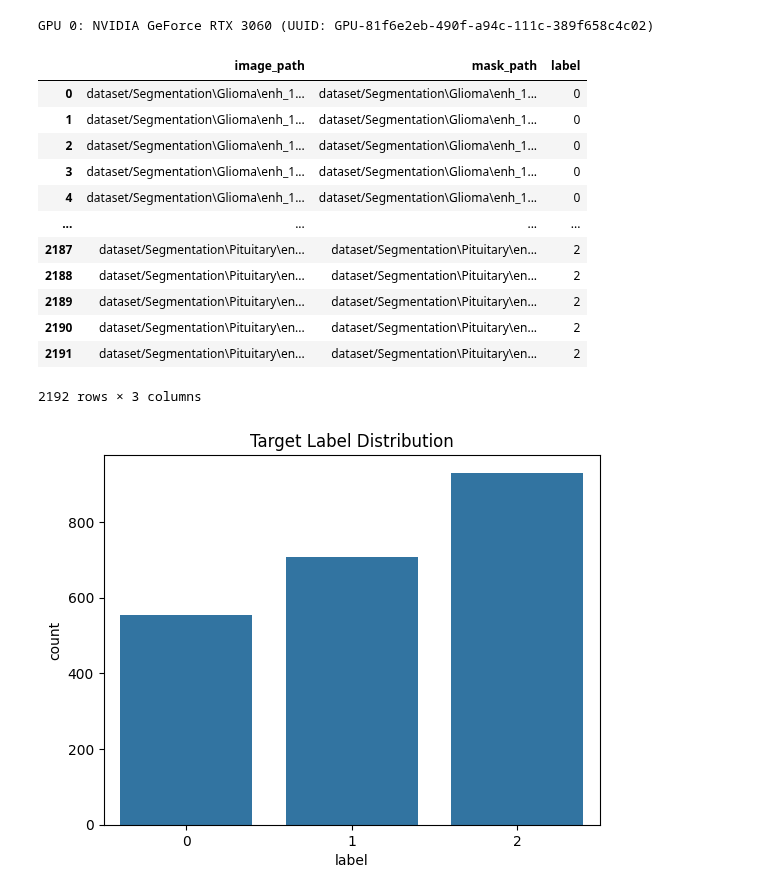
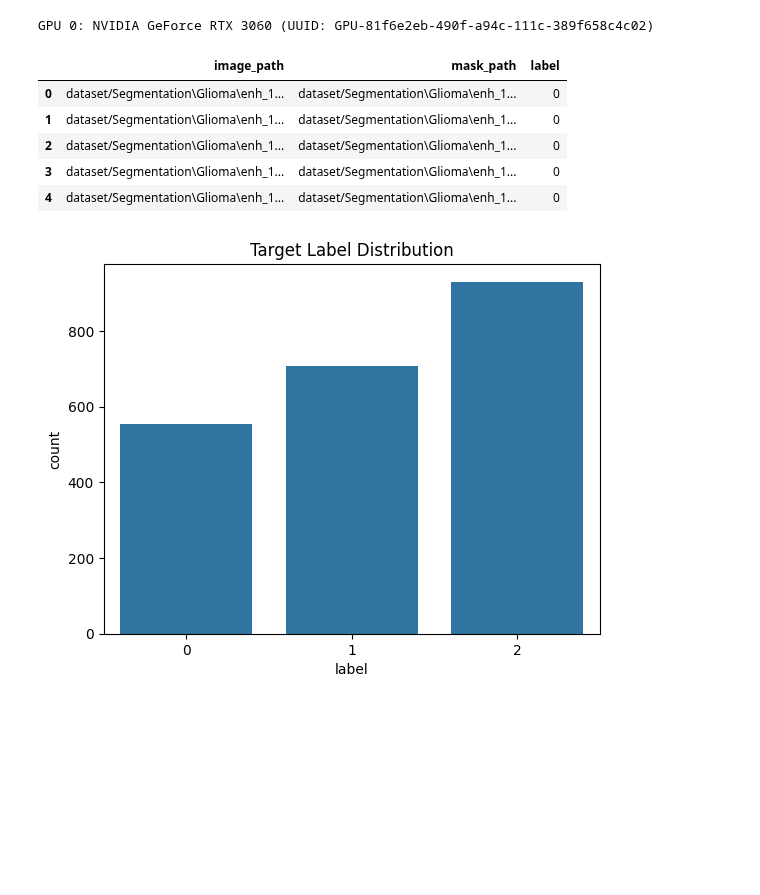
Before and after one commit to obaid001/XAI_Brain_Tumor_Classification_and_Segmentation, a Jupyter notebook: Sabre_Net.ipynb, the cells around one changed output. Cells and saved outputs as stored; diff of their text form; code cells hidden in the pictures; blank space fills up the shorter version.

```diff
--- a/Sabre_Net.ipynb
+++ b/Sabre_Net.ipynb
@@ -44,28 +44,21 @@ rev_lab = dict(zip(lab.values(), lab.keys()))
 # %%
 image_path = [files[i] for i in range(0, len(files), 2)]
 mask_path = [files[i] for i in range(1, len(files), 2)]
 
 df = pd.DataFrame.from_dict({"image_path" : image_path, "mask_path" : mask_path})
 
 df["label"] = df["image_path"].str.lower().str.split("\\").str[1]
 
 df['label'] = df['label'].apply(lab.get)
 
-df
+df.head()
 # %% [output]
 |  | image_path | mask_path | label |
 | 0 | dataset/Segmentation\Glioma\enh_1... | dataset/Segmentation\Glioma\enh_1... | 0 |
 | 1 | dataset/Segmentation\Glioma\enh_1... | dataset/Segmentation\Glioma\enh_1... | 0 |
 | 2 | dataset/Segmentation\Glioma\enh_1... | dataset/Segmentation\Glioma\enh_1... | 0 |
 | 3 | dataset/Segmentation\Glioma\enh_1... | dataset/Segmentation\Glioma\enh_1... | 0 |
 | 4 | dataset/Segmentation\Glioma\enh_1... | dataset/Segmentation\Glioma\enh_1... | 0 |
-| ... | ... | ... | ... |
-| 2187 | dataset/Segmentation\Pituitary\en... | dataset/Segmentation\Pituitary\en... | 2 |
-| 2188 | dataset/Segmentation\Pituitary\en... | dataset/Segmentation\Pituitary\en... | 2 |
-| 2189 | dataset/Segmentation\Pituitary\en... | dataset/Segmentation\Pituitary\en... | 2 |
-| 2190 | dataset/Segmentation\Pituitary\en... | dataset/Segmentation\Pituitary\en... | 2 |
-| 2191 | dataset/Segmentation\Pituitary\en... | dataset/Segmentation\Pituitary\en... | 2 |
-2192 rows × 3 columns
 # %%
 plt.title('Target Label Distribution')
 sb.countplot(x = df['label'])
```
Also changed, not shown: parts of 2 cells of this notebook, 2 other files.
